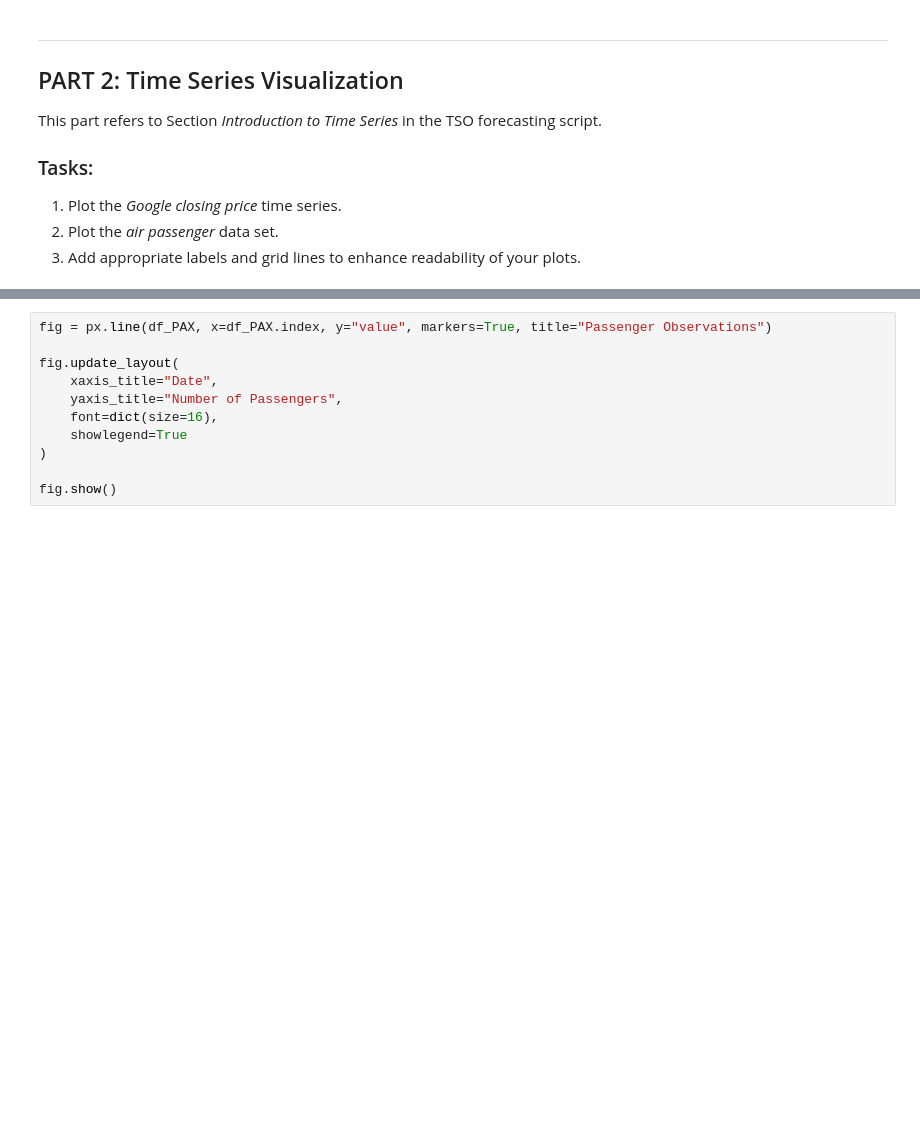
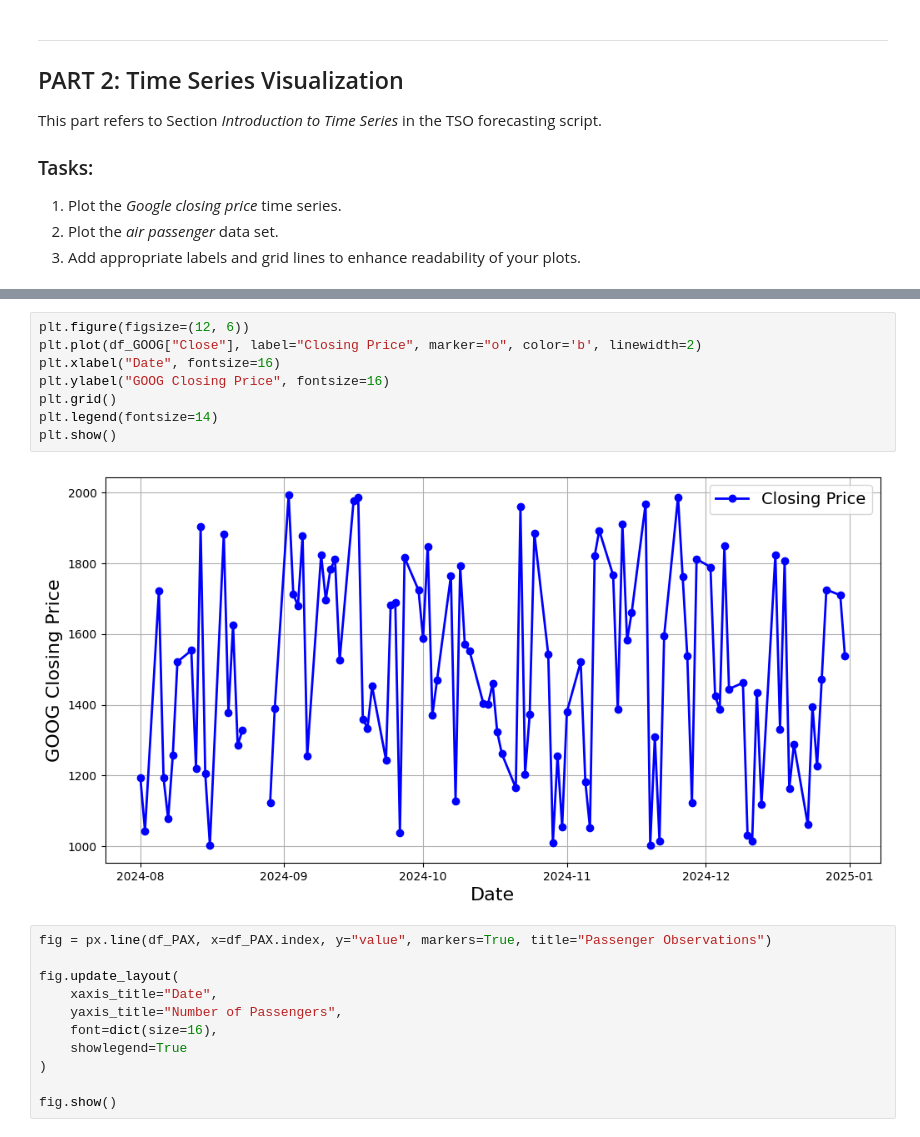
Before and after one commit to ZHAW-ZAV/TSO-FS25-students, a Jupyter notebook: 03_forecasting/03_01_solution_forecasting.ipynb, the cells around one changed output, grey strips where cells are left out. Cells and saved outputs as stored; diff of their text form; blank space fills up the shorter version.

Commit message:
Added GOOG plots

```diff
--- a/03_forecasting/03_01_solution_forecasting.ipynb
+++ b/03_forecasting/03_01_solution_forecasting.ipynb
@@ -104,3 +115,13 @@ This part refers to Section *Introduction to Time Series* in the TSO forecasting
+# %%
+plt.figure(figsize=(12, 6))
+plt.plot(df_GOOG["Close"], label="Closing Price", marker="o", color='b', linewidth=2)
+plt.xlabel("Date", fontsize=16)
+plt.ylabel("GOOG Closing Price", fontsize=16)
+plt.grid()
+plt.legend(fontsize=14)
+plt.show()
+# %% [output]
+[figure, added]
 # %%
 fig = px.line(df_PAX, x=df_PAX.index, y="value", markers=True, title="Passenger Observations")
 
```
Also changed, not shown: parts of 2 cells of this notebook.
